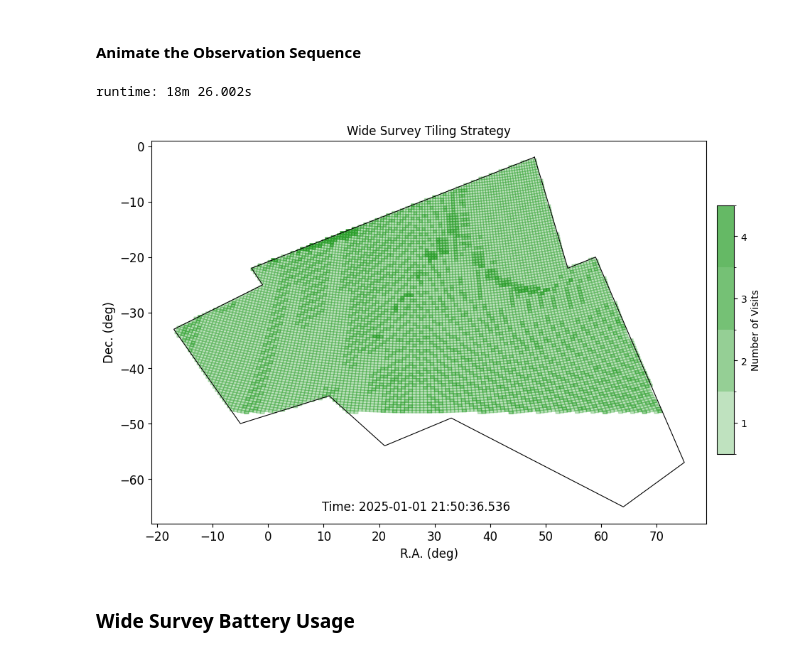
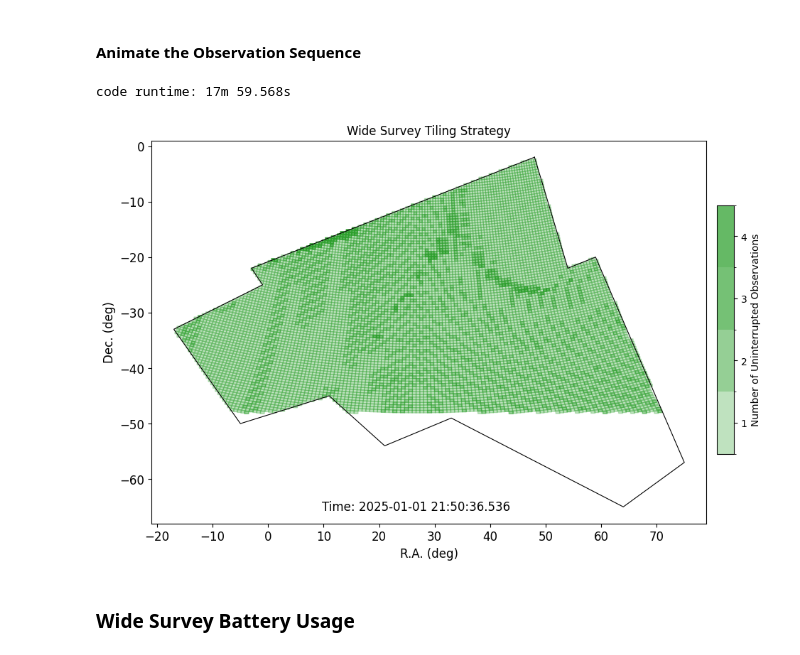
Before and after one commit to kao-michelle/survey_planner, a Jupyter notebook: CASTOR/CASTOR_results.ipynb, the cells around one changed output. Saved outputs shown, nothing was run; the diff lists cells and outputs as text; code cells hidden in the pictures.

```diff
--- a/CASTOR/CASTOR_results.ipynb
+++ b/CASTOR/CASTOR_results.ipynb
@@ -368,37 +368,37 @@ def animate(i):
         # plot the tile polygon
         tile_polygon = create_course_tile(
             tile.ra, tile.dec, rotation_angle=0,
             l=params.DETECTOR_LENGTH, w=params.DETECTOR_WIDTH, g=params.DETECTOR_ARRAY_GAP
         )
         x, y = tile_polygon.exterior.xy
         ax.fill(x, y, alpha=0.3, color='tab:green')
 
     # Return updated patches and timestamp text
     return ax.patches + [timestamp_text]
 
 # Set up the animation
 ani = FuncAnimation(fig, animate, frames=num_frames + 1, interval=25)
 
 # Add color bar next to the plot
 cbar_ax = fig.add_axes([0.85, 0.25, 0.02, 0.5])  # [left, bottom, width, height]
 colorbar = plt.colorbar(plt.cm.ScalarMappable(norm=norm, cmap=cmap), cax=cbar_ax, orientation='vertical')
-colorbar.set_label('Number of Visits')
+colorbar.set_label('Number of Uninterrupted Observations')
 colorbar.set_ticks(visit_numbers)
 colorbar.set_ticklabels([str(v) for v in visit_numbers])
 
 plt.rcParams["animation.html"] = "jshtml"
 matplotlib.rcParams['animation.embed_limit'] = 2**128  # for large animations
 # Display the animation
 # HTML(ani.to_jshtml())
 # Save the animation
 writergif = matplotlib.animation.PillowWriter(fps=30)
 ani.save('wide_tiling_animation.gif', writer=writergif, dpi=150)  # increase dpi for higher quality image
 
 runtime = timeit.default_timer() - code_start
-print('runtime:', print_time(runtime))
+print('code runtime:', print_time(runtime))
 # %% [output]
-runtime: 18m 26.002s
+code runtime: 17m 59.568s
-[figure, old version]
+[figure, new version]
 # %% [markdown]
 ### Wide Survey Battery Usage
 # %%
```
